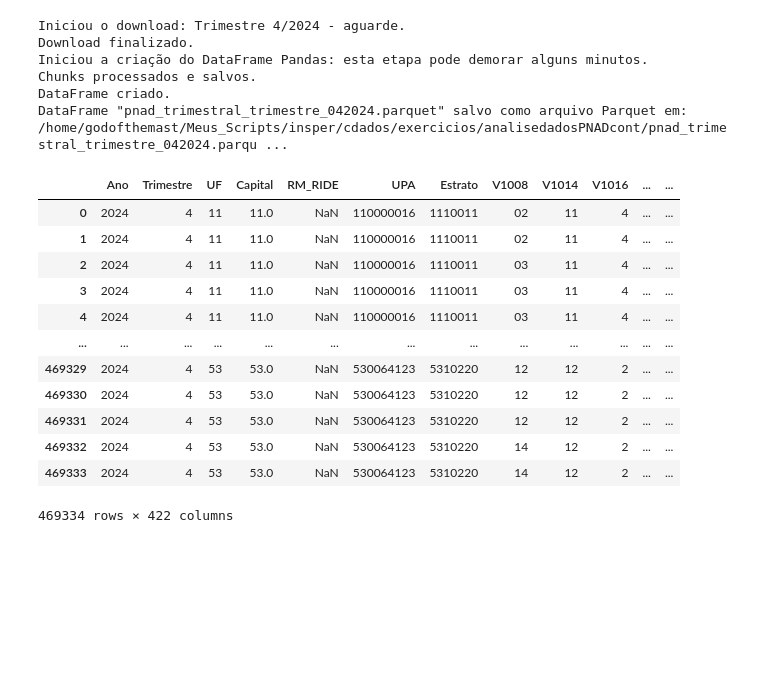
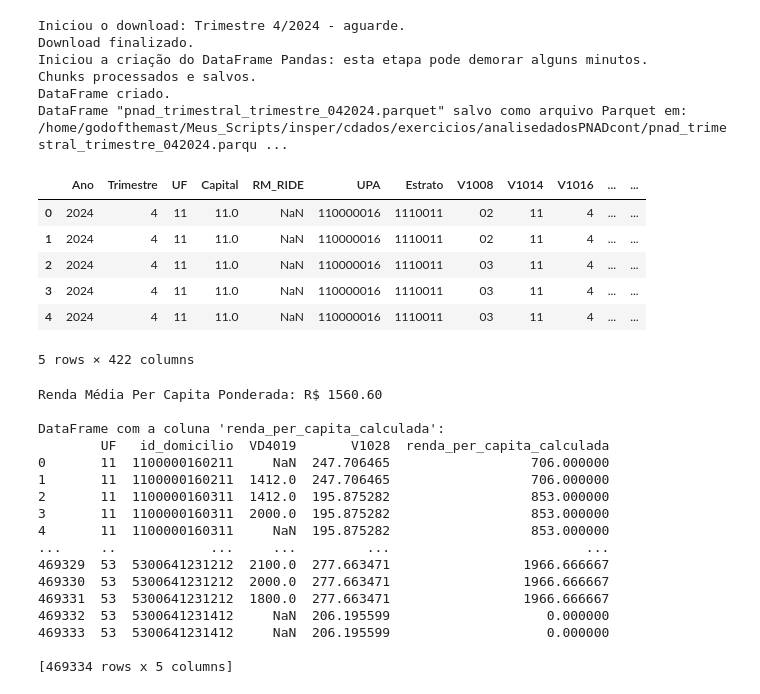
Before and after one commit to wesscav/analisedadosPNADcont, a Jupyter notebook: APS3.ipynb, the cells around one changed output. Cells and saved outputs as stored; diff of their text form; code cells hidden in the pictures; blank space fills up the shorter version.

```diff
--- a/APS3.ipynb
+++ b/APS3.ipynb
@@ -12,19 +12,78 @@ DataFrame "pnad_trimestral_trimestre_042024.parquet" salvo como arquivo Parquet
 # %%
 import pandas as pd
 
 dados = pd.read_parquet('pnad_trimestral_trimestre_042024.parquet')
-dados
+dados.head()
 # %% [output]
 |  | Ano | Trimestre | UF | Capital | RM_RIDE | UPA | Estrato | V1008 | V1014 | V1016 | ... | ... |
 | 0 | 2024 | 4 | 11 | 11.0 | NaN | 110000016 | 1110011 | 02 | 11 | 4 | ... | ... |
 | 1 | 2024 | 4 | 11 | 11.0 | NaN | 110000016 | 1110011 | 02 | 11 | 4 | ... | ... |
 | 2 | 2024 | 4 | 11 | 11.0 | NaN | 110000016 | 1110011 | 03 | 11 | 4 | ... | ... |
 | 3 | 2024 | 4 | 11 | 11.0 | NaN | 110000016 | 1110011 | 03 | 11 | 4 | ... | ... |
 | 4 | 2024 | 4 | 11 | 11.0 | NaN | 110000016 | 1110011 | 03 | 11 | 4 | ... | ... |
-| ... | ... | ... | ... | ... | ... | ... | ... | ... | ... | ... | ... | ... |
-| 469329 | 2024 | 4 | 53 | 53.0 | NaN | 530064123 | 5310220 | 12 | 12 | 2 | ... | ... |
-| 469330 | 2024 | 4 | 53 | 53.0 | NaN | 530064123 | 5310220 | 12 | 12 | 2 | ... | ... |
-| 469331 | 2024 | 4 | 53 | 53.0 | NaN | 530064123 | 5310220 | 12 | 12 | 2 | ... | ... |
-| 469332 | 2024 | 4 | 53 | 53.0 | NaN | 530064123 | 5310220 | 14 | 12 | 2 | ... | ... |
-| 469333 | 2024 | 4 | 53 | 53.0 | NaN | 530064123 | 5310220 | 14 | 12 | 2 | ... | ... |
-469334 rows × 422 columns
+5 rows × 422 columns
+# %%
+import numpy as np
+
+# 1. Identificação das variáveis relevantes e Cálculo da Renda Per Capita (conforme instruções)
+
+# Certificar que as colunas UPA, V1008, V1014 são do tipo string para concatenação
+dados['UPA'] = dados['UPA'].astype(str)
+dados['V1008'] = dados['V1008'].astype(str)
+dados['V1014'] = dados['V1014'].astype(str)
+
+# Criar a variável 'id_domicilio'
+dados['id_domicilio'] = dados['UPA'] + dados['V1008'] + dados['V1014']
+
+# Agrupar por 'id_domicilio' para calcular a renda total e o número de moradores
+domicilio_agg = dados.groupby('id_domicilio').agg(
+    # Usando VD4019 conforme instruído, mas com ressalvas.
+    renda_total_domicilio=('VD4019', 'sum'),
+    num_moradores=('id_domicilio', 'size')
+)
+
+# Calcular a renda per capita por domicílio
+domicilio_agg['renda_per_capita_calculada'] = np.where(
+    domicilio_agg['num_moradores'] > 0,
+    domicilio_agg['renda_total_domicilio'] / domicilio_agg['num_moradores'],
+    0
+)
+
+# Juntar a renda per capita calculada de volta ao dataframe original de pessoas
+dados = dados.merge(
+    domicilio_agg[['renda_per_capita_calculada']],
+    on='id_domicilio',
+    how='left'
+)
+
+# Calcular a média ponderada da renda per capita calculada
+# Remover NaNs que podem surgir de merge ou na coluna de peso antes de calcular a média
+dados_validos = dados.dropna(subset=['renda_per_capita_calculada', 'V1028'])
+renda_media_per_capita_ponderada = np.average(
+    dados_validos['renda_per_capita_calculada'],
+    weights=dados_validos['V1028']
+)
+
+print(f"Renda Média Per Capita Ponderada: R$ {renda_media_per_capita_ponderada:.2f}")
+
+# Exibir algumas colunas relevantes para verificação
+print("\nDataFrame com a coluna 'renda_per_capita_calculada':")
+print(dados[['UF', 'id_domicilio', 'VD4019', 'V1028', 'renda_per_capita_calculada']])
+# %% [output]
+Renda Média Per Capita Ponderada: R$ 1560.60
+
+DataFrame com a coluna 'renda_per_capita_calculada':
+        UF   id_domicilio  VD4019       V1028  renda_per_capita_calculada
+0       11  1100000160211     NaN  247.706465                  706.000000
+1       11  1100000160211  1412.0  247.706465                  706.000000
+2       11  1100000160311  1412.0  195.875282                  853.000000
+3       11  1100000160311  2000.0  195.875282                  853.000000
+4       11  1100000160311     NaN  195.875282                  853.000000
+...     ..            ...     ...         ...                         ...
+469329  53  5300641231212  2100.0  277.663471                 1966.666667
+469330  53  5300641231212  2000.0  277.663471                 1966.666667
+469331  53  5300641231212  1800.0  277.663471                 1966.666667
+469332  53  5300641231412     NaN  206.195599                    0.000000
+469333  53  5300641231412     NaN  206.195599                    0.000000
+
+[469334 rows x 5 columns]
```
Also changed, not shown: parts of 5 cells of this notebook.
